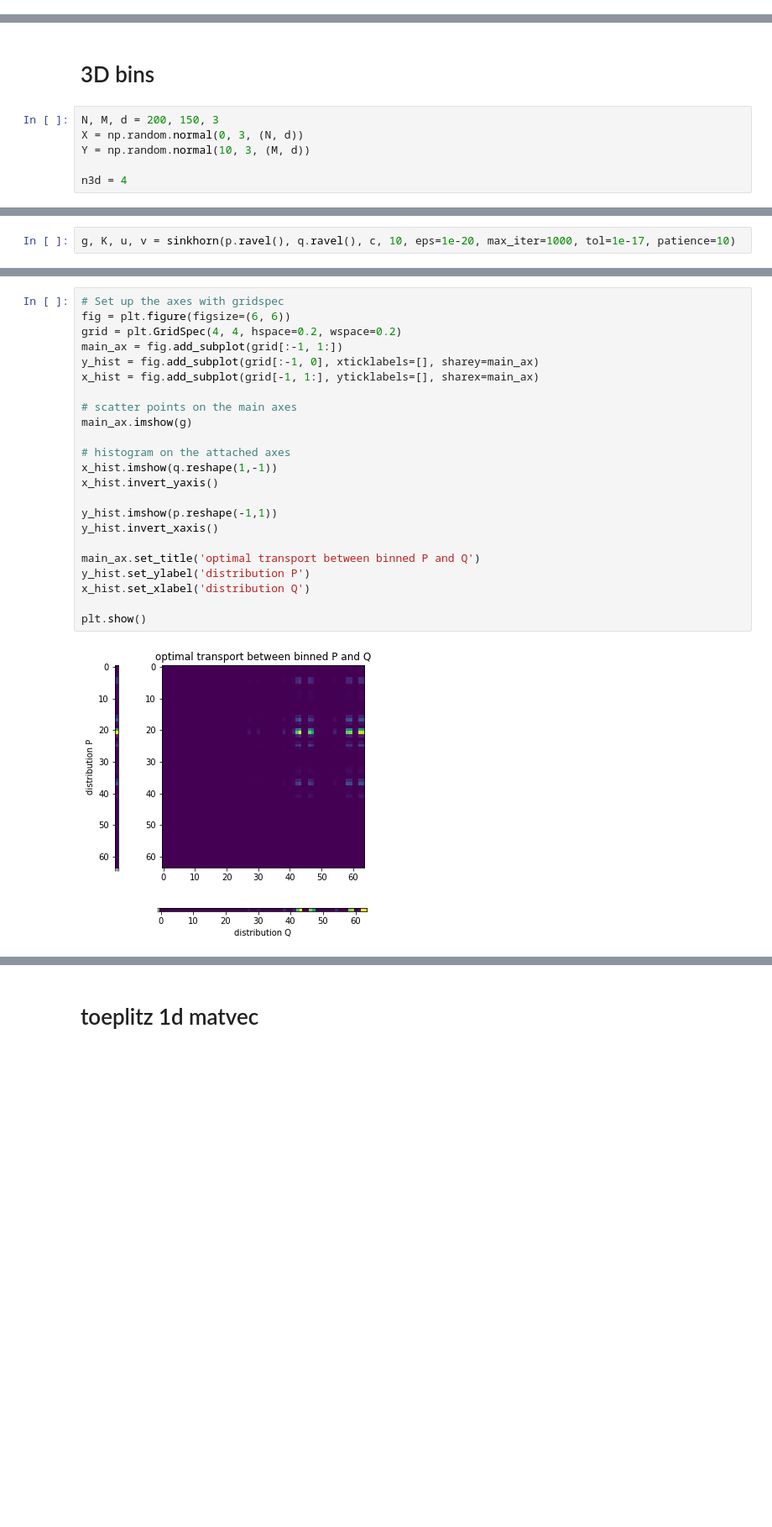
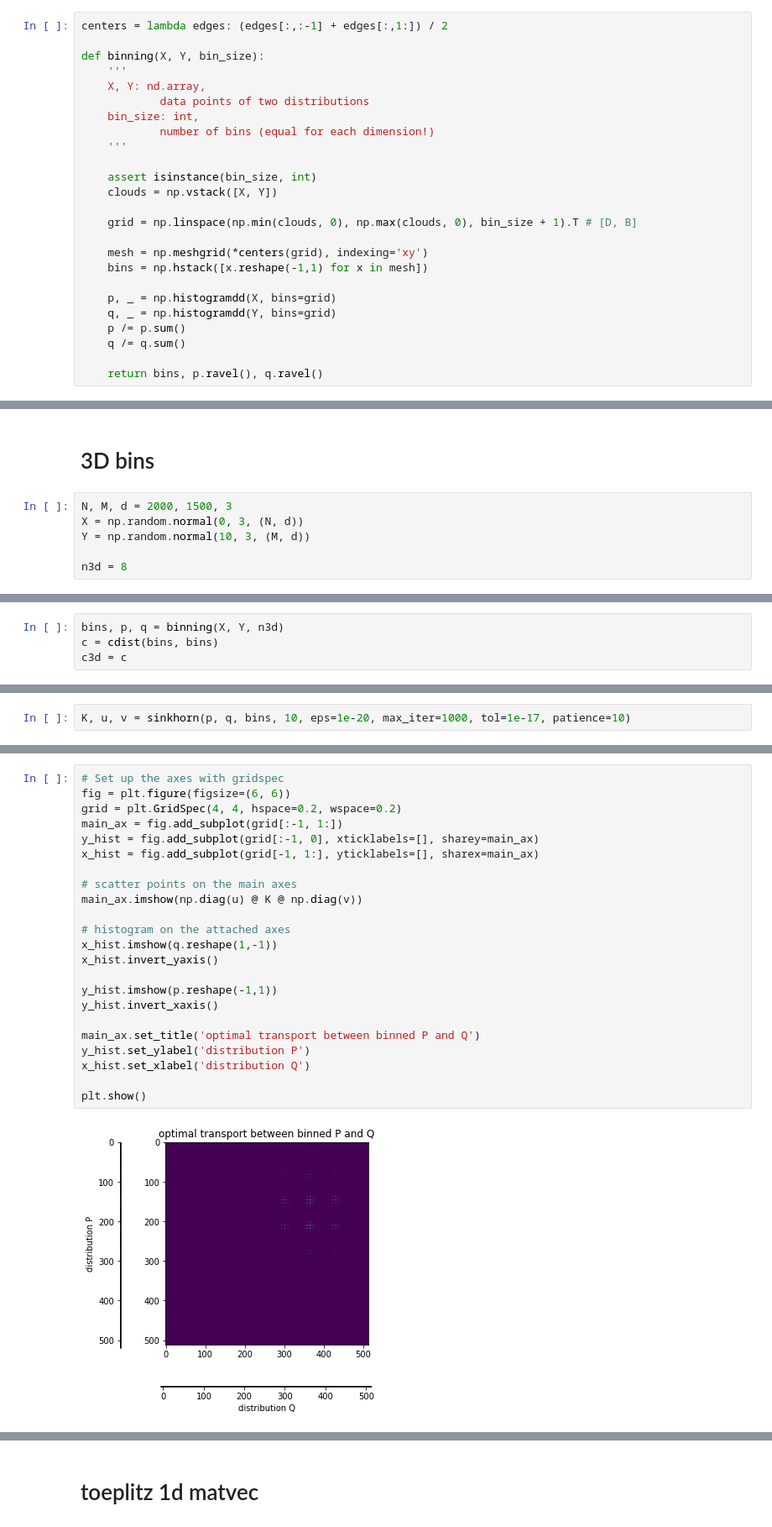
Before and after one commit to svdcvt/sinkhorn_ot, a Jupyter notebook: sinkhorn.ipynb, the cells around one changed output, grey strips where cells are left out. Shown at 84% size. Drawn from its saved outputs; the diff is of its cells as text; blank space fills up the shorter version.

```diff
--- a/sinkhorn.ipynb
+++ b/sinkhorn.ipynb
@@ -57,3 +63,28 @@ def sinkhorn(p, q, C, beta=0.01, eps=1e-12, max_iter=200, tol=1e-10, patience=10
+# %%
+centers = lambda edges: (edges[:,:-1] + edges[:,1:]) / 2
+
+def binning(X, Y, bin_size):
+    '''
+    X, Y: nd.array,
+            data points of two distributions
+    bin_size: int,
+            number of bins (equal for each dimension!)
+    '''
+
+    assert isinstance(bin_size, int)
+    clouds = np.vstack([X, Y])
+
+    grid = np.linspace(np.min(clouds, 0), np.max(clouds, 0), bin_size + 1).T # [D, B]
+
+    mesh = np.meshgrid(*centers(grid), indexing='xy')
+    bins = np.hstack([x.reshape(-1,1) for x in mesh])
+
+    p, _ = np.histogramdd(X, bins=grid)
+    q, _ = np.histogramdd(Y, bins=grid)
+    p /= p.sum()
+    q /= q.sum()
+
+    return bins, p.ravel(), q.ravel()
 # %% [markdown]
 # 1D bins
 # %%
@@ -298,8 +247,8 @@ plt.show()
 # %% [markdown]
 # 3D bins
 # %%
-N, M, d = 200, 150, 3
+N, M, d = 2000, 1500, 3
 X = np.random.normal(0, 3, (N, d))
 Y = np.random.normal(10, 3, (M, d))
 
-n3d = 4
+n3d = 8
@@ -331 +255,5 @@ q /= q.sum()
+# %%
+bins, p, q = binning(X, Y, n3d)
+c = cdist(bins, bins)
+c3d = c
 # %%
@@ -354,2 +282,2 @@ plt.show()
 # %%
-g, K, u, v = sinkhorn(p.ravel(), q.ravel(), c, 10, eps=1e-20, max_iter=1000, tol=1e-17, patience=10)
+K, u, v = sinkhorn(p, q, bins, 10, eps=1e-20, max_iter=1000, tol=1e-17, patience=10)
@@ -359,28 +284,28 @@ g, K, u, v = sinkhorn(p.ravel(), q.ravel(), c, 10, eps=1e-20, max_iter=1000, tol
 # %%
 # Set up the axes with gridspec
 fig = plt.figure(figsize=(6, 6))
 grid = plt.GridSpec(4, 4, hspace=0.2, wspace=0.2)
 main_ax = fig.add_subplot(grid[:-1, 1:])
 y_hist = fig.add_subplot(grid[:-1, 0], xticklabels=[], sharey=main_ax)
 x_hist = fig.add_subplot(grid[-1, 1:], yticklabels=[], sharex=main_ax)
 
 # scatter points on the main axes
-main_ax.imshow(g)
+main_ax.imshow(np.diag(u) @ K @ np.diag(v))
 
 # histogram on the attached axes
 x_hist.imshow(q.reshape(1,-1))
 x_hist.invert_yaxis()
 
 y_hist.imshow(p.reshape(-1,1))
 y_hist.invert_xaxis()
 
 main_ax.set_title('optimal transport between binned P and Q')
 y_hist.set_ylabel('distribution P')
 x_hist.set_xlabel('distribution Q')
 
 plt.show()
 # %% [output]
-[figure, old version]
+[figure, new version]
 # %%
 # Set up the axes with gridspec
 fig = plt.figure(figsize=(6, 6))
```
Also changed, not shown: parts of 49 cells of this notebook.
